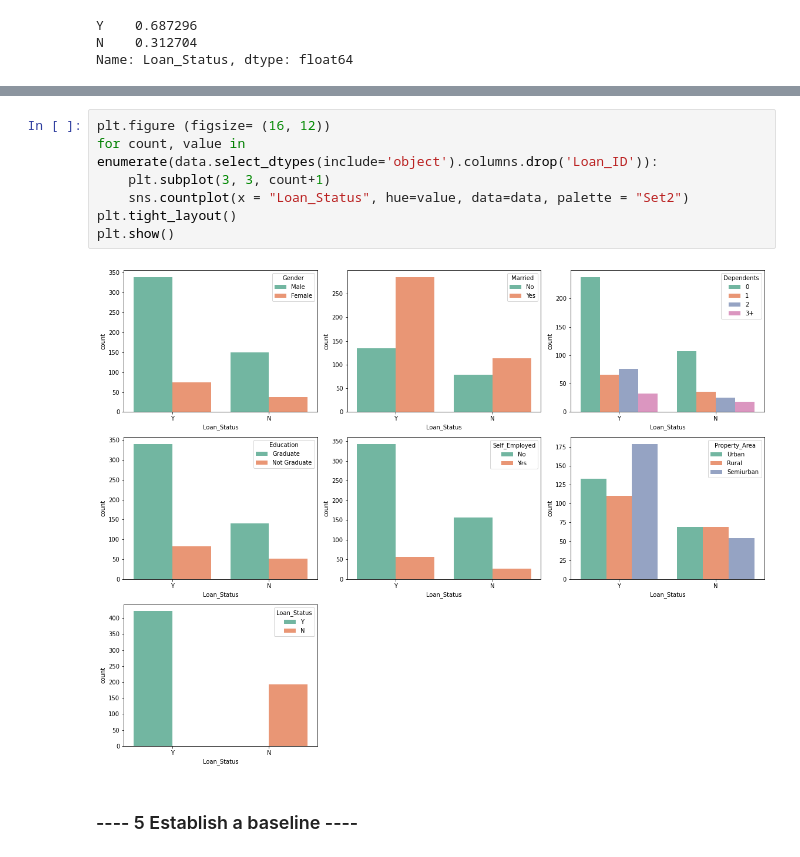
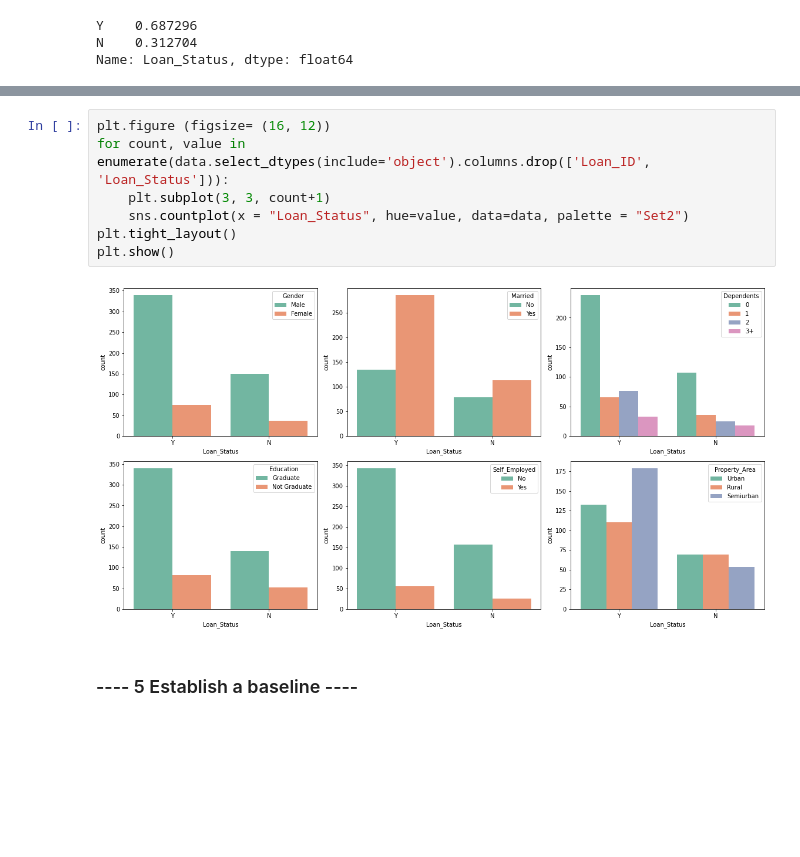
Before and after one commit to vbabashov/loan-classification, a Jupyter notebook: notebooks/loan_prediction.ipynb, the cells around one changed output, grey strips where cells are left out. Cells and saved outputs as stored; diff of their text form; blank space fills up the shorter version.

```diff
--- a/notebooks/loan_prediction.ipynb
+++ b/notebooks/loan_prediction.ipynb
@@ -153,12 +146,12 @@ Index(['Loan_ID', 'Gender', 'Married', 'Dependents', 'Education',
 # %%
 plt.figure (figsize= (16, 12))
-for count, value in enumerate(data.select_dtypes(include='object').columns.drop('Loan_ID')):
+for count, value in enumerate(data.select_dtypes(include='object').columns.drop(['Loan_ID', 'Loan_Status'])):
     plt.subplot(3, 3, count+1)
     sns.countplot(x = "Loan_Status", hue=value, data=data, palette = "Set2")
 plt.tight_layout()
 plt.show()
 # %% [output]
-[figure, old version]
+[figure, new version]
 # %% [markdown]
 ### ---- 5 Establish a baseline ----
 # %%
```
Also changed, not shown: parts of 2 cells of this notebook.
